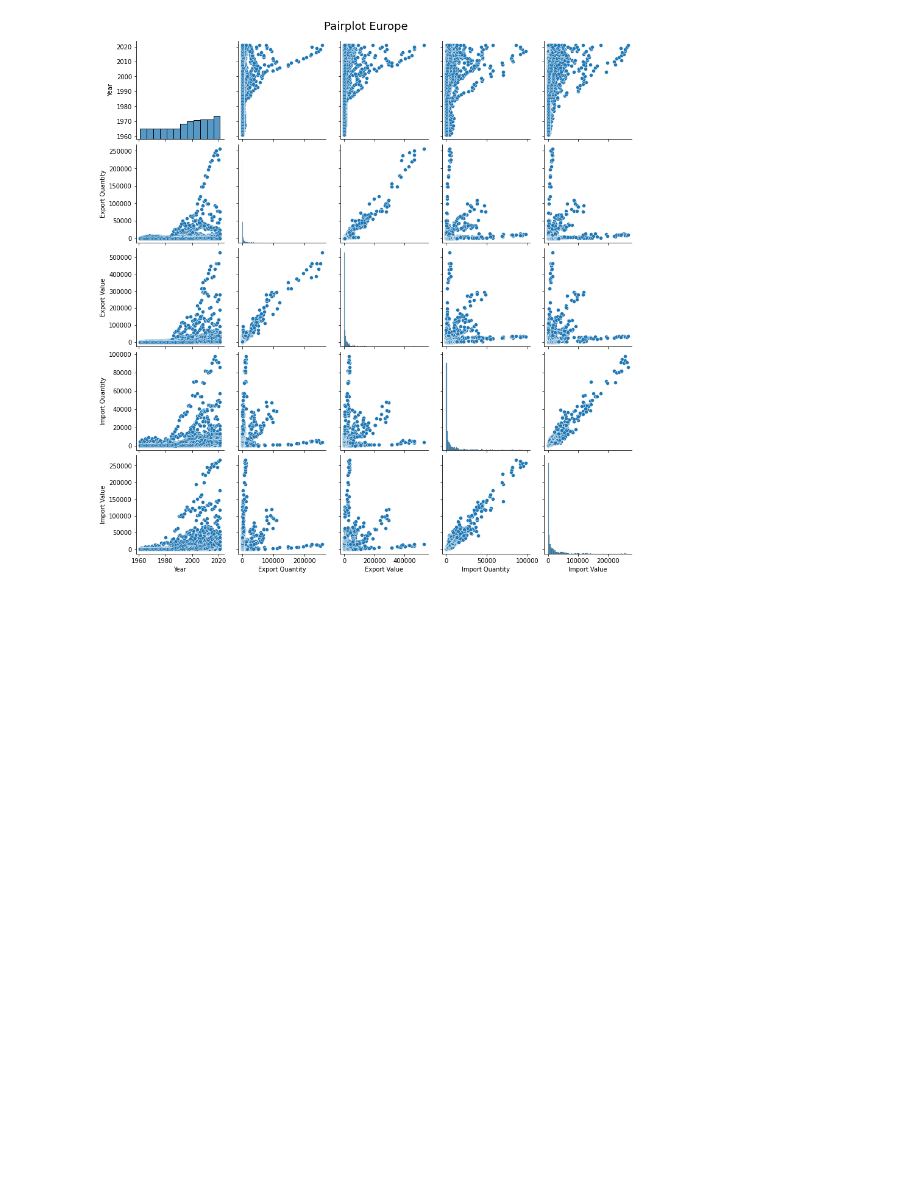
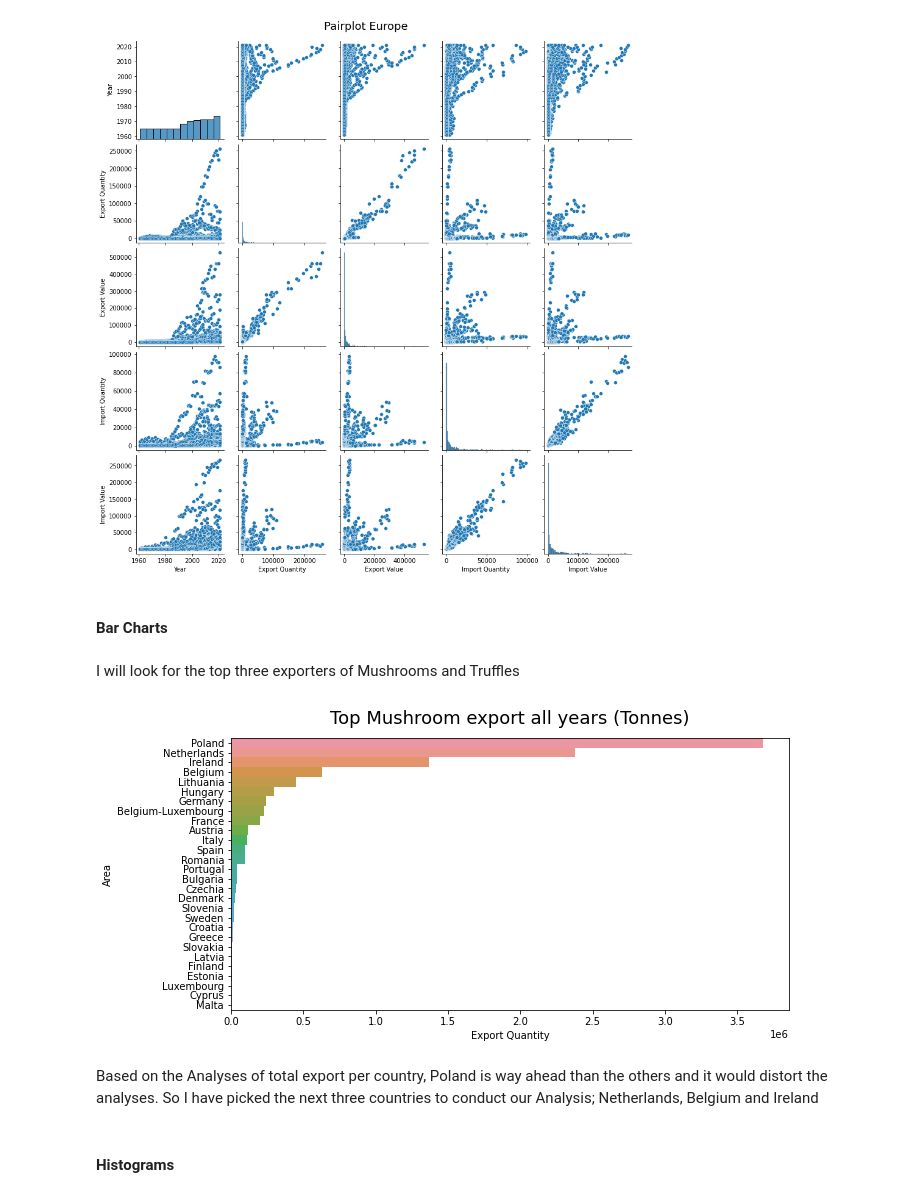
Before and after one commit to LuizLopes-cct/CA2, a Jupyter notebook: CA2_Data_Analytics.ipynb, the cells around one changed output. Saved outputs shown, nothing was run; the diff lists cells and outputs as text; code cells hidden in the pictures; blank space fills up the shorter version.

```diff
--- a/CA2_Data_Analytics.ipynb
+++ b/CA2_Data_Analytics.ipynb
@@ -239,5 +243,8 @@ df_clean.corr()
 | Export Value | 0.289280 | 0.968302 | 1.000000 | 0.226848 | 0.199226 |
 | Import Quantity | 0.322317 | 0.152916 | 0.226848 | 1.000000 | 0.975438 |
 | Import Value | 0.328925 | 0.114346 | 0.199226 | 0.975438 | 1.000000 |
+# %%
+def title(title):
+    plt.title(f'{title}', fontdict={'fontsize':18},    pad=14);
 # %%
 sns.heatmap(df_clean.corr(), cmap='Blues', annot=True);
@@ -249,3 +256,21 @@ g = sns.pairplot(df_clean);
 g.fig.suptitle("Pairplot Europe", y=1.02, fontsize = 18);
 # %% [output]
 [figure]
+# %% [markdown]
+#### Bar Charts
+# %% [markdown]
+I will look for the top three exporters of Mushrooms and  Truffles
+# %%
+df_topexporters  = df_clean[['Area','Export Quantity']]
+df_topexporters = df_topexporters.groupby(df_topexporters['Area'])['Export Quantity'].sum()
+df_topexporters = df_topexporters.to_frame()
+df_topexporters = df_topexporters.sort_values(['Export Quantity'], ascending=False)
+df_topexporters = df_topexporters.reset_index()
+# %%
+plt.subplots(figsize=(10, 5))
+sns.barplot(data = df_topexporters, y = "Area" , x = "Export Quantity", orient = "h" ,errorbar = None, width = 1);
+title('Top Mushroom export all years (Tonnes)');
+# %% [output]
+[figure, added]
+# %% [markdown]
+Based on the Analyses of total export per country, Poland is way ahead than the others and it would distort the analyses. So I have picked the next three countries to conduct our Analysis; Netherlands, Belgium and Ireland
@@ -251,0 +282,2 @@ g.fig.suptitle("Pairplot Europe", y=1.02, fontsize = 18);
+# %% [markdown]
+#### Histograms
```
Also changed, not shown: parts of 42 cells of this notebook, 1 other file.
